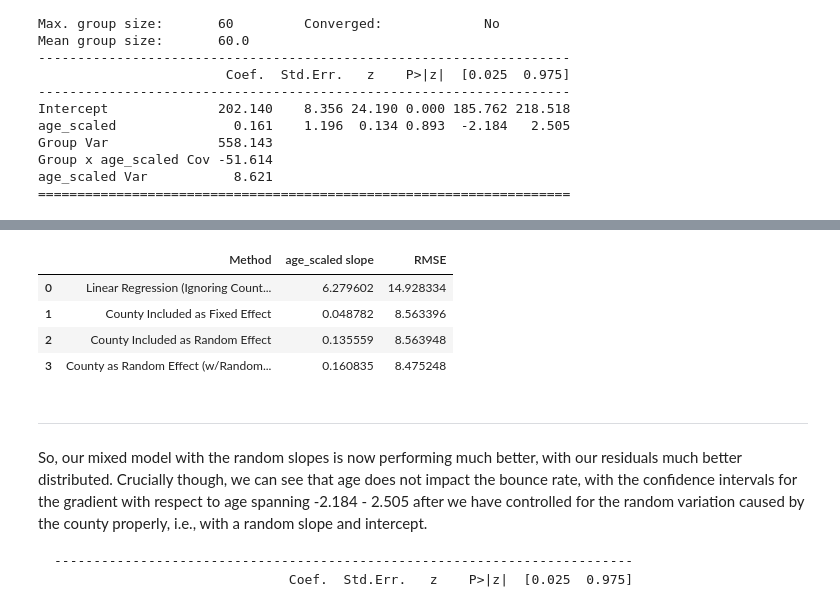
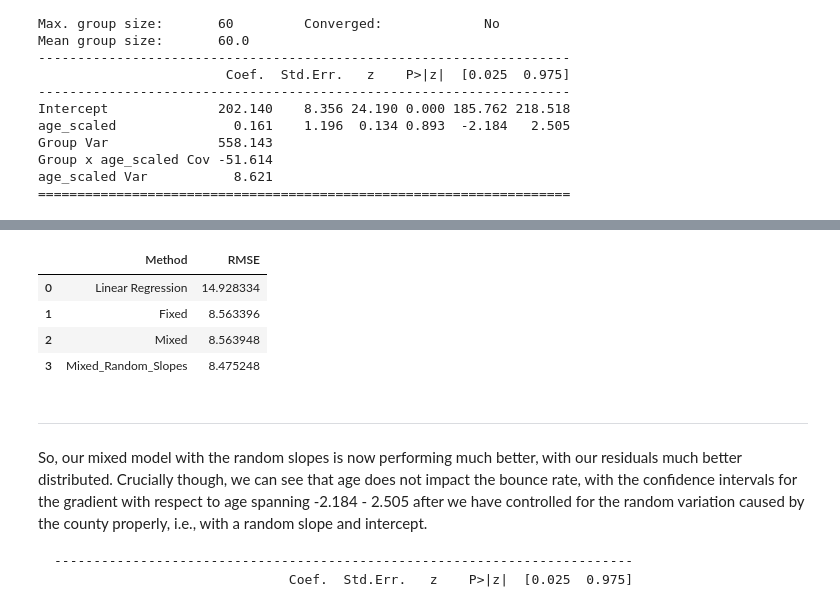
Before and after one commit to markkho/nyu_lab_in_cognition, a Jupyter notebook: book/chapters/15/00-mixed-effect.ipynb, the cells around one changed output, grey strips where cells are left out. Cells and saved outputs as stored; diff of their text form; code cells hidden in the pictures.

```diff
--- a/book/chapters/15/00-mixed-effect.ipynb
+++ b/book/chapters/15/00-mixed-effect.ipynb
@@ -160,8 +162,7 @@ y_predict = model.predict(x)
 RMSE = sqrt(((y-y_predict)**2).mean())
 
 results = pd.DataFrame()
-results["Method"] = ["Linear Regression (Ignoring County and Location)"]
-results["age_scaled slope"] = model.coef_[0]
+results["Method"] = ["Linear Regression"]
 results["RMSE"] = RMSE
 results
 # %% [output]
@@ -309,6 +311,6 @@ grid.axes[7].set_ylim(200,202)
 # and let's store the rmse
 y_predict = model.predict(x)
 RMSE = sqrt(((y-y_predict)**2).mean())
-results.loc[1] = ["County as Fixed Effect", model.coef_[0], RMSE]
+results.loc[1] = ["Fixed", RMSE]
 results
 # %% [output]
@@ -407,6 +416,6 @@ plt.show()
 # and let's store the rmse
 y_predict = mdf.fittedvalues
 RMSE = sqrt(((y-y_predict)**2).mean())
-results.loc[2] = ["County as Random Effect", mdf.fe_params.age_scaled, RMSE]
+results.loc[2] = ["Mixed", RMSE]
 results
 # %% [output]
@@ -461,15 +470,15 @@ plt.show()
 # %%
 # and let's store the rmse
 y_predict = mdf.fittedvalues
 RMSE = sqrt(((y-y_predict)**2).mean())
-results.loc[3] = ["County as Random Effect (w/Random Slopes)", mdf.fe_params.age_scaled, RMSE]
+results.loc[3] = ["Mixed_Random_Slopes", RMSE]
 results
 # %% [output]
-|  | Method | age_scaled slope | RMSE |
-| 0 | Linear Regression (Ignoring Count... | 6.279602 | 14.928334 |
-| 1 | County Included as Fixed Effect | 0.048782 | 8.563396 |
-| 2 | County Included as Random Effect | 0.135559 | 8.563948 |
-| 3 | County as Random Effect (w/Random... | 0.160835 | 8.475248 |
+|  | Method | RMSE |
+| 0 | Linear Regression | 14.928334 |
+| 1 | Fixed | 8.563396 |
+| 2 | Mixed | 8.563948 |
+| 3 | Mixed_Random_Slopes | 8.475248 |
 # %% [markdown]
 ---
 
```
Also changed, not shown: parts of 11 cells of this notebook.
